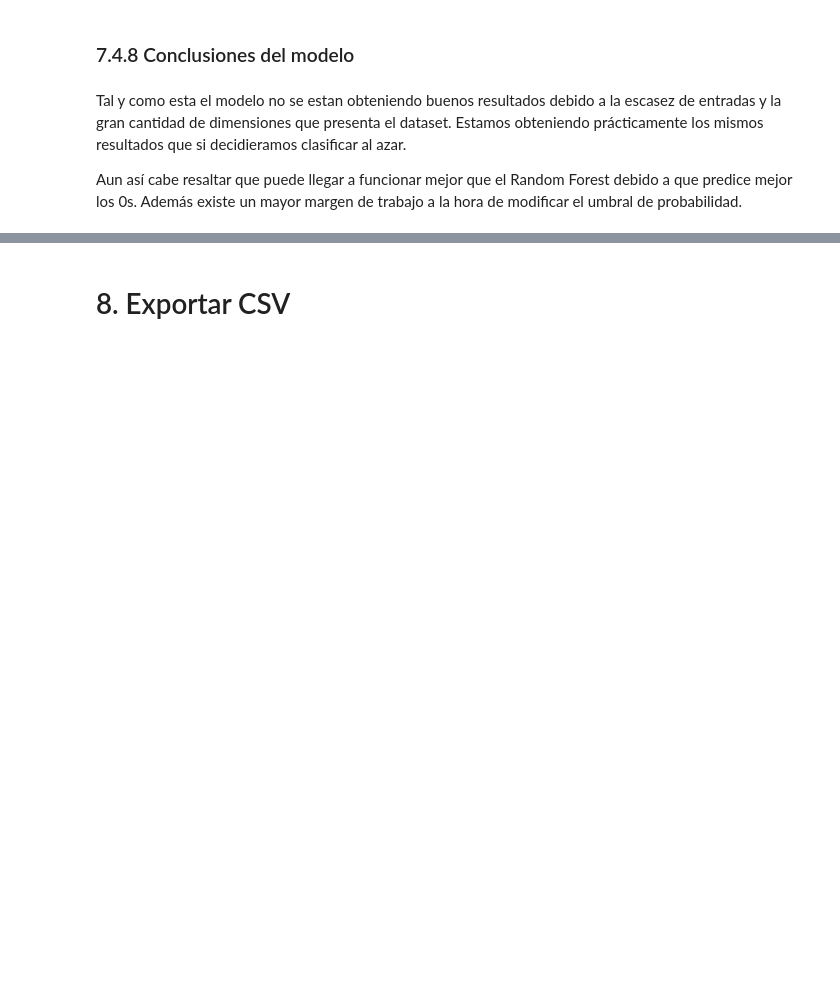
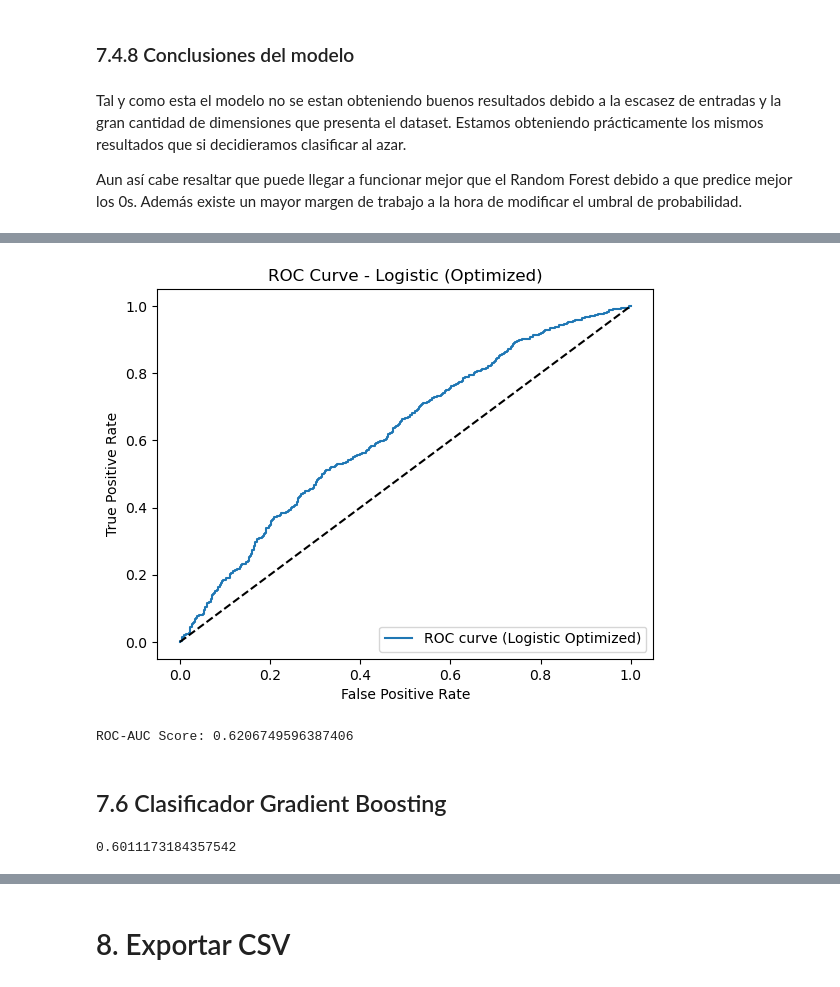
Before and after one commit to Tehedor/Reto2_ML-ABID, a Jupyter notebook: 6_Entrenamiento_y_evaluacion_modelos_word2Vec.ipynb, the cells around one changed output, grey strips where cells are left out. Cells and saved outputs as stored; diff of their text form; code cells hidden in the pictures; blank space fills up the shorter version.

```diff
--- a/6_Entrenamiento_y_evaluacion_modelos_word2Vec.ipynb
+++ b/6_Entrenamiento_y_evaluacion_modelos_word2Vec.ipynb
@@ -1226,0 +1310,16 @@ Aun así cabe resaltar que puede llegar a funcionar mejor que el Random Forest d
+# %%
+params_final_Logistic = {
+    'solver': 'liblinear',
+    'penalty': 'l2',
+    'C': 1.0,
+    'class_weight': 'balanced',
+    'n_jobs': -1,
+    'random_state': seed
+}
+
+final_Logistic = LogisticRegression(**params_final_Logistic)
+final_Logistic.fit(X_model, y_model)
+predicted_Log_opt = final_Logistic.predict(X_model_test)
+
+print(confusion_matrix(expected, predicted_Log_opt))
+print(classification_report(expected, predicted_Log_opt))
@@ -1226,0 +1337,5 @@ Aun así cabe resaltar que puede llegar a funcionar mejor que el Random Forest d
+# %%
+final_Logistic.fit(X_model, y_model)
+
+predicted_Log_opt = final_Logistic.predict(X_model_test)
+accuracy_score(expected, predicted_Log_opt)
@@ -1226,0 +1376,27 @@ Aun así cabe resaltar que puede llegar a funcionar mejor que el Random Forest d
+# %%
+y_pred_prob_Log_opt = final_Logistic.predict_proba(X_model_test)[:, 1]
+fpr, tpr, thresholds = roc_curve(y_test, y_pred_prob_Log_opt)
+plt.figure()
+plt.plot(fpr, tpr, label='ROC curve (Logistic Optimized)')
+plt.plot([0, 1], [0, 1], 'k--')
+plt.xlabel('False Positive Rate')
+plt.ylabel('True Positive Rate')
+plt.title('ROC Curve - Logistic (Optimized)')
+plt.legend(loc="lower right")
+plt.show()
+
+print("ROC-AUC Score:", roc_auc_score(y_test, y_pred_prob_Log_opt))
+# %% [output]
+[figure, added]
+ROC-AUC Score: 0.6206749596387406
+# %% [markdown]
+## 7.6 Clasificador Gradient Boosting
+# %%
+model_GB = GradientBoostingClassifier(random_state=seed)
+model_GB.fit(X_model, y_model)
+
+predicted_GB = model_GB.predict(X_model_test)
+
+accuracy_score(expected, predicted_GB)
+# %% [output]
+0.6011173184357542
```
Also changed, not shown: parts of 90 cells of this notebook.
